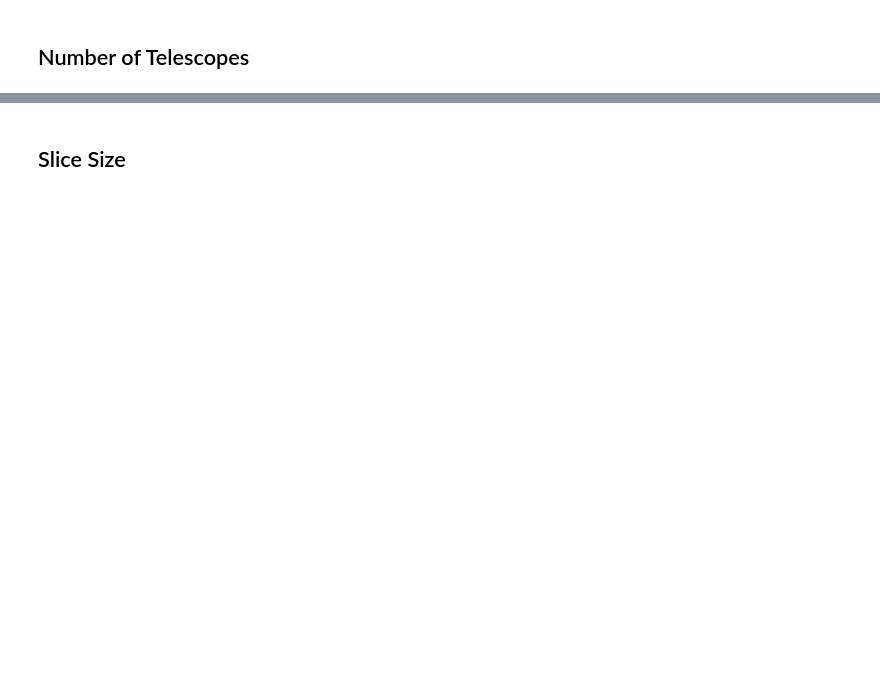
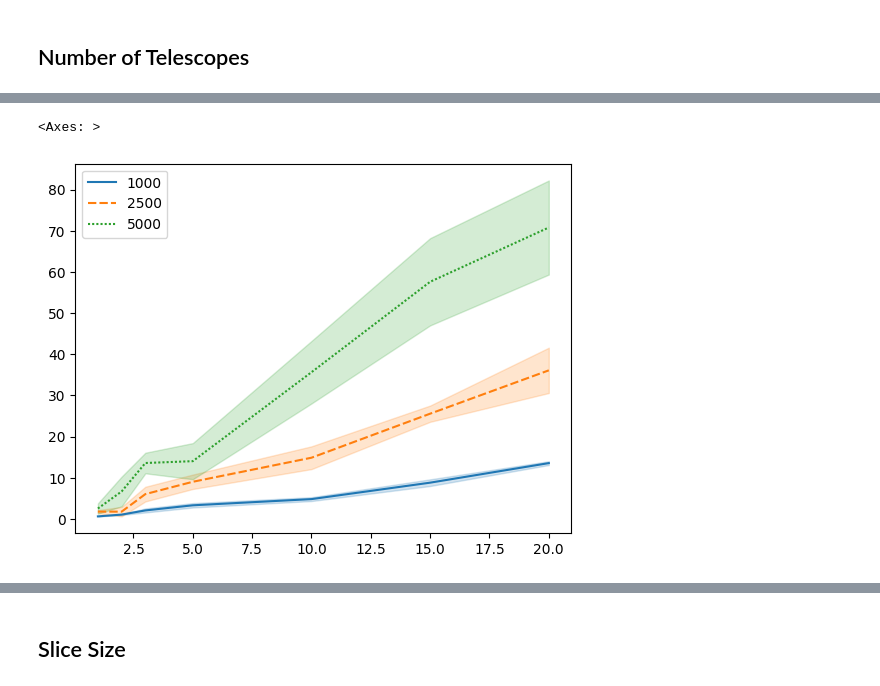
Before and after one commit to elliott-fogg/custom_scheduler, a Jupyter notebook: performance_tests.ipynb, the cells around one changed output, grey strips where cells are left out. Drawn from its saved outputs; the diff is of its cells as text; code cells hidden in the pictures; blank space fills up the shorter version.

```diff
--- a/performance_tests.ipynb
+++ b/performance_tests.ipynb
@@ -67,0 +76,4 @@ df4.map(np.std)
+# %%
+df2 = pd.DataFrame(pt2.output)
+df2 = df2.explode(list(df2.columns)).transpose()
+df2
@@ -67,0 +89,5 @@ df4.map(np.std)
+# %%
+sns.lineplot(df2, errorbar="sd")
+# %% [output]
+<Axes: >
+[figure, added]
```
Also changed, not shown: parts of 34 cells of this notebook, 2 other files.
